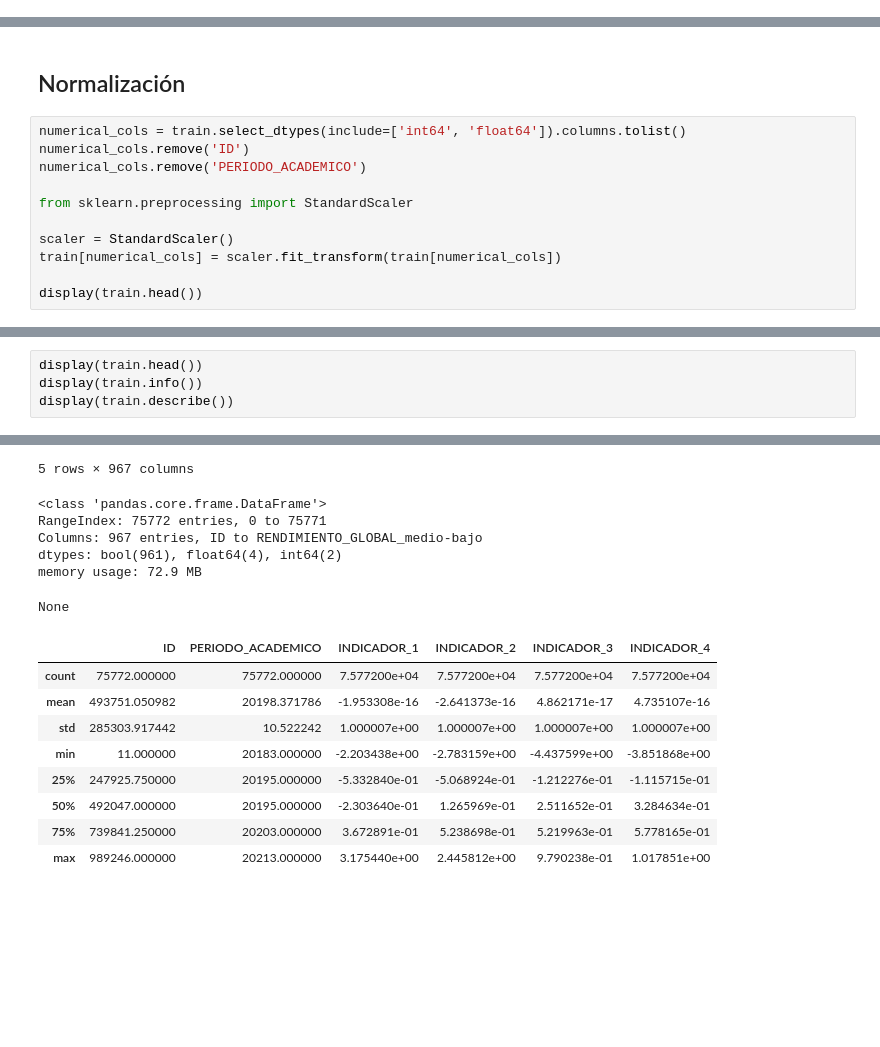
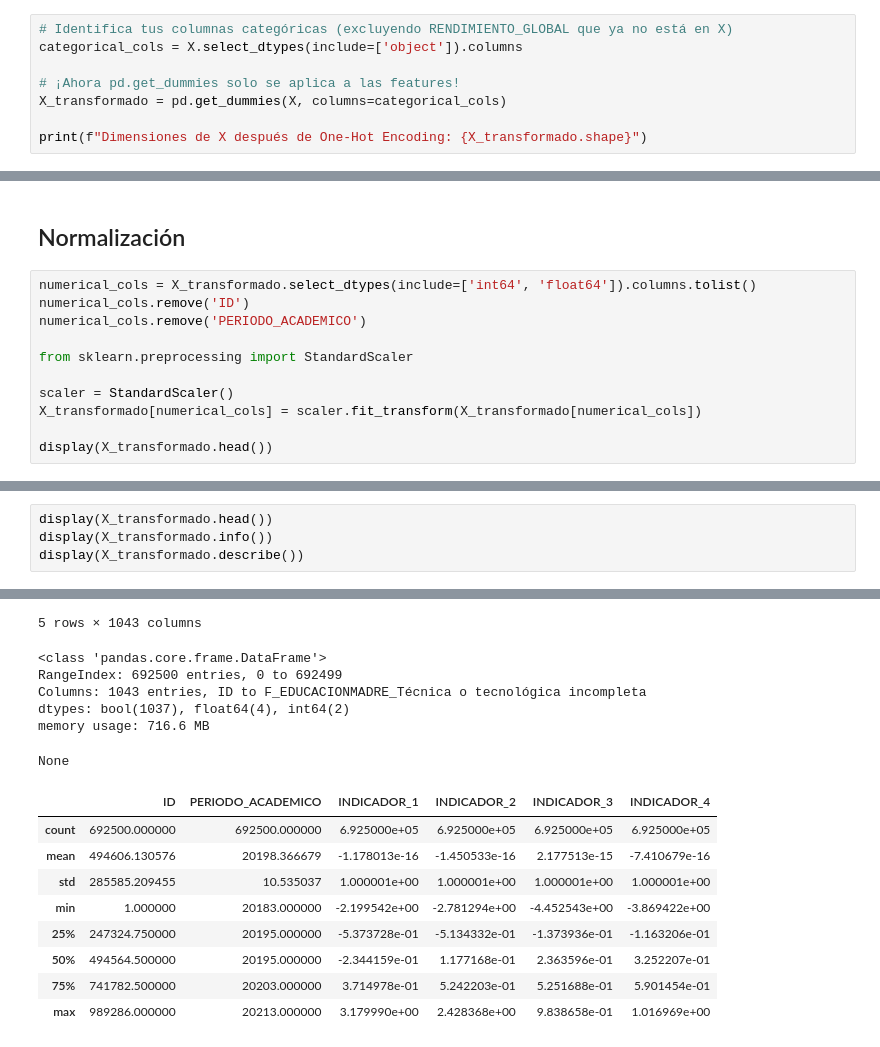
Before and after one commit to juanes0789/modelos1-20252-competenciaKaggle, a Jupyter notebook: 02-preprocesado.ipynb, the cells around one changed output, grey strips where cells are left out. Cells and saved outputs as stored; diff of their text form; blank space fills up the shorter version.

```diff
--- a/02-preprocesado.ipynb
+++ b/02-preprocesado.ipynb
@@ -111,0 +141,8 @@ display(train.head())
+# %%
+# Identifica tus columnas categóricas (excluyendo RENDIMIENTO_GLOBAL que ya no está en X)
+categorical_cols = X.select_dtypes(include=['object']).columns
+
+# ¡Ahora pd.get_dummies solo se aplica a las features!
+X_transformado = pd.get_dummies(X, columns=categorical_cols)
+
+print(f"Dimensiones de X después de One-Hot Encoding: {X_transformado.shape}")
@@ -112,15 +155,15 @@ display(train.head())
 # %% [markdown]
 ## Normalización
 # %%
-numerical_cols = train.select_dtypes(include=['int64', 'float64']).columns.tolist()
+numerical_cols = X_transformado.select_dtypes(include=['int64', 'float64']).columns.tolist()
 numerical_cols.remove('ID')
 numerical_cols.remove('PERIODO_ACADEMICO')
 
 from sklearn.preprocessing import StandardScaler
 
 scaler = StandardScaler()
-train[numerical_cols] = scaler.fit_transform(train[numerical_cols])
+X_transformado[numerical_cols] = scaler.fit_transform(X_transformado[numerical_cols])
 
-display(train.head())
+display(X_transformado.head())
 # %% [output]
 |  | ID | PERIODO_ACADEMICO | INDICADOR_1 | INDICADOR_2 | INDICADOR_3 | INDICADOR_4 | E_PRGM_ACADEMICO_3° CICLO PROFESI... | ... |
@@ -133,6 +176,6 @@ display(train.head())
 # %%
-display(train.head())
-display(train.info())
-display(train.describe())
+display(X_transformado.head())
+display(X_transformado.info())
+display(X_transformado.describe())
 # %% [output]
 |  | ID | PERIODO_ACADEMICO | INDICADOR_1 | INDICADOR_2 | INDICADOR_3 | INDICADOR_4 | E_PRGM_ACADEMICO_3° CICLO PROFESI... | ... |
@@ -144,16 +187,16 @@ display(train.describe())
-5 rows × 967 columns
+5 rows × 1043 columns
 <class 'pandas.core.frame.DataFrame'>
-RangeIndex: 75772 entries, 0 to 75771
-Columns: 967 entries, ID to RENDIMIENTO_GLOBAL_medio-bajo
-dtypes: bool(961), float64(4), int64(2)
-memory usage: 72.9 MB
+RangeIndex: 692500 entries, 0 to 692499
+Columns: 1043 entries, ID to F_EDUCACIONMADRE_Técnica o tecnológica incompleta
+dtypes: bool(1037), float64(4), int64(2)
+memory usage: 716.6 MB
 None
 |  | ID | PERIODO_ACADEMICO | INDICADOR_1 | INDICADOR_2 | INDICADOR_3 | INDICADOR_4 |
-| count | 75772.000000 | 75772.000000 | 7.577200e+04 | 7.577200e+04 | 7.577200e+04 | 7.577200e+04 |
-| mean | 493751.050982 | 20198.371786 | -1.953308e-16 | -2.641373e-16 | 4.862171e-17 | 4.735107e-16 |
-| std | 285303.917442 | 10.522242 | 1.000007e+00 | 1.000007e+00 | 1.000007e+00 | 1.000007e+00 |
-| min | 11.000000 | 20183.000000 | -2.203438e+00 | -2.783159e+00 | -4.437599e+00 | -3.851868e+00 |
-| 25% | 247925.750000 | 20195.000000 | -5.332840e-01 | -5.068924e-01 | -1.212276e-01 | -1.115715e-01 |
-| 50% | 492047.000000 | 20195.000000 | -2.303640e-01 | 1.265969e-01 | 2.511652e-01 | 3.284634e-01 |
-| 75% | 739841.250000 | 20203.000000 | 3.672891e-01 | 5.238698e-01 | 5.219963e-01 | 5.778165e-01 |
-| max | 989246.000000 | 20213.000000 | 3.175440e+00 | 2.445812e+00 | 9.790238e-01 | 1.017851e+00 |
+| count | 692500.000000 | 692500.000000 | 6.925000e+05 | 6.925000e+05 | 6.925000e+05 | 6.925000e+05 |
+| mean | 494606.130576 | 20198.366679 | -1.178013e-16 | -1.450533e-16 | 2.177513e-15 | -7.410679e-16 |
+| std | 285585.209455 | 10.535037 | 1.000001e+00 | 1.000001e+00 | 1.000001e+00 | 1.000001e+00 |
+| min | 1.000000 | 20183.000000 | -2.199542e+00 | -2.781294e+00 | -4.452543e+00 | -3.869422e+00 |
+| 25% | 247324.750000 | 20195.000000 | -5.373728e-01 | -5.134332e-01 | -1.373936e-01 | -1.163206e-01 |
+| 50% | 494564.500000 | 20195.000000 | -2.344159e-01 | 1.177168e-01 | 2.363596e-01 | 3.252207e-01 |
+| 75% | 741782.500000 | 20203.000000 | 3.714978e-01 | 5.242203e-01 | 5.251688e-01 | 5.901454e-01 |
+| max | 989286.000000 | 20213.000000 | 3.179990e+00 | 2.428368e+00 | 9.838658e-01 | 1.016969e+00 |
```
Also changed, not shown: parts of 11 cells of this notebook.
